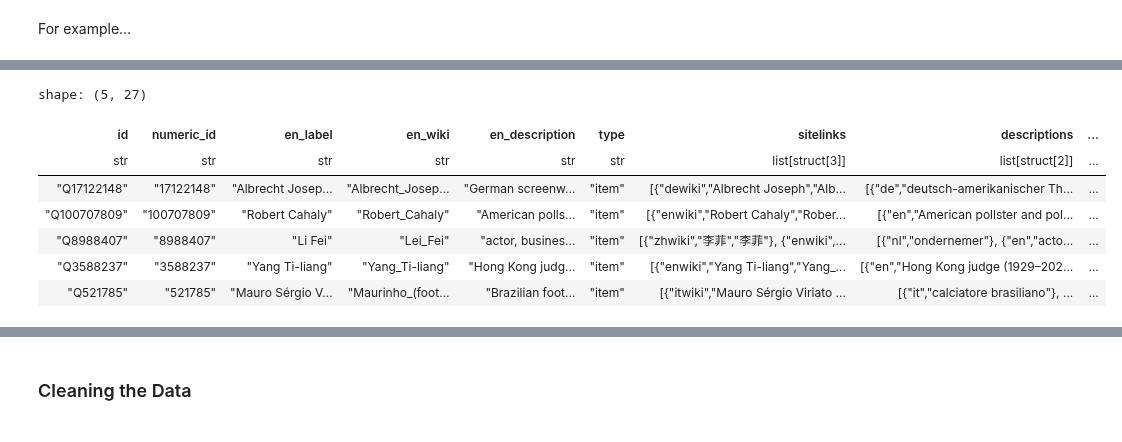
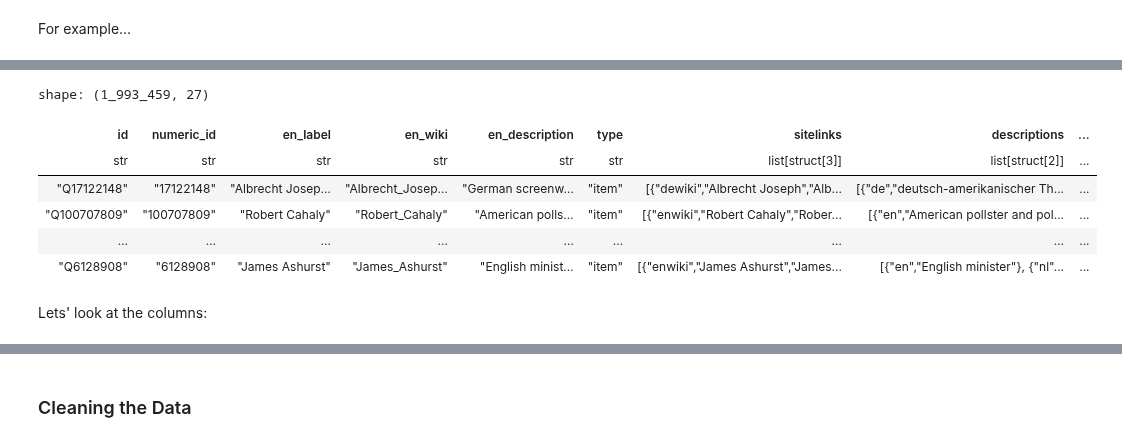
Before and after one commit to MNetanel/wikipedia-people-page-views-patterns, a Jupyter notebook: notebooks/wikipedia_pageviews_project.ipynb, the cells around one changed output, grey strips where cells are left out. Drawn from its saved outputs; the diff is of its cells as text; code cells hidden in the pictures.

```diff
--- a/notebooks/wikipedia_pageviews_project.ipynb
+++ b/notebooks/wikipedia_pageviews_project.ipynb
@@ -175,25 +175,27 @@ with open(next(info_files)) as f:
 # %%
 try:
     info_df = pl.read_parquet(PROCESSED_DATA_DIR / 'wikidata_all.parquet')
 except FileNotFoundError:
     info_list = []
     info_files = (RAW_DATA_DIR / 'wikidata').glob('*')
     for file in info_files:
         with open(file) as f:
             for line in f:
                 d = json.loads(line)
                 sites = [sitelink['site'] for sitelink in d['sitelinks']]
                 if 'enwiki' in sites:
                     info_list.append(d)
     info_df = pl.DataFrame(info_list)
 
-info_df.head()
+with pl.Config(tbl_rows=3):
+    display(info_df)
 # %% [output]
-shape: (5, 27)
+shape: (1_993_459, 27)
 | id | numeric_id | en_label | en_wiki | en_description | type | sitelinks | descriptions | ... |
 | str | str | str | str | str | str | list[struct[3]] | list[struct[2]] | ... |
 | "Q17122148" | "17122148" | "Albrecht Josep… | "Albrecht_Josep… | "German screenw… | "item" | [{"dewiki","Albrecht Joseph","Alb... | [{"de","deutsch-amerikanischer Th... | ... |
 | "Q100707809" | "100707809" | "Robert Cahaly" | "Robert_Cahaly" | "American polls… | "item" | [{"enwiki","Robert Cahaly","Rober... | [{"en","American pollster and pol... | ... |
-| "Q8988407" | "8988407" | "Li Fei" | "Lei_Fei" | "actor, busines… | "item" | [{"zhwiki","李菲","李菲"}, {"enwiki",... | [{"nl","ondernemer"}, {"en","acto... | ... |
-| "Q3588237" | "3588237" | "Yang Ti-liang" | "Yang_Ti-liang" | "Hong Kong judg… | "item" | [{"enwiki","Yang Ti-liang","Yang_... | [{"en","Hong Kong judge (1929–202... | ... |
-| "Q521785" | "521785" | "Mauro Sérgio V… | "Maurinho_(foot… | "Brazilian foot… | "item" | [{"itwiki","Mauro Sérgio Viriato ... | [{"it","calciatore brasiliano"}, ... | ... |
+| … | … | … | … | … | … | … | … | ... |
+| "Q6128908" | "6128908" | "James Ashurst" | "James_Ashurst" | "English minist… | "item" | [{"enwiki","James Ashurst","James... | [{"en","English minister"}, {"nl"... | ... |
+# %% [markdown]
+Lets' look at the columns:
```
Also changed, not shown: parts of 39 cells of this notebook, 1 other file.
